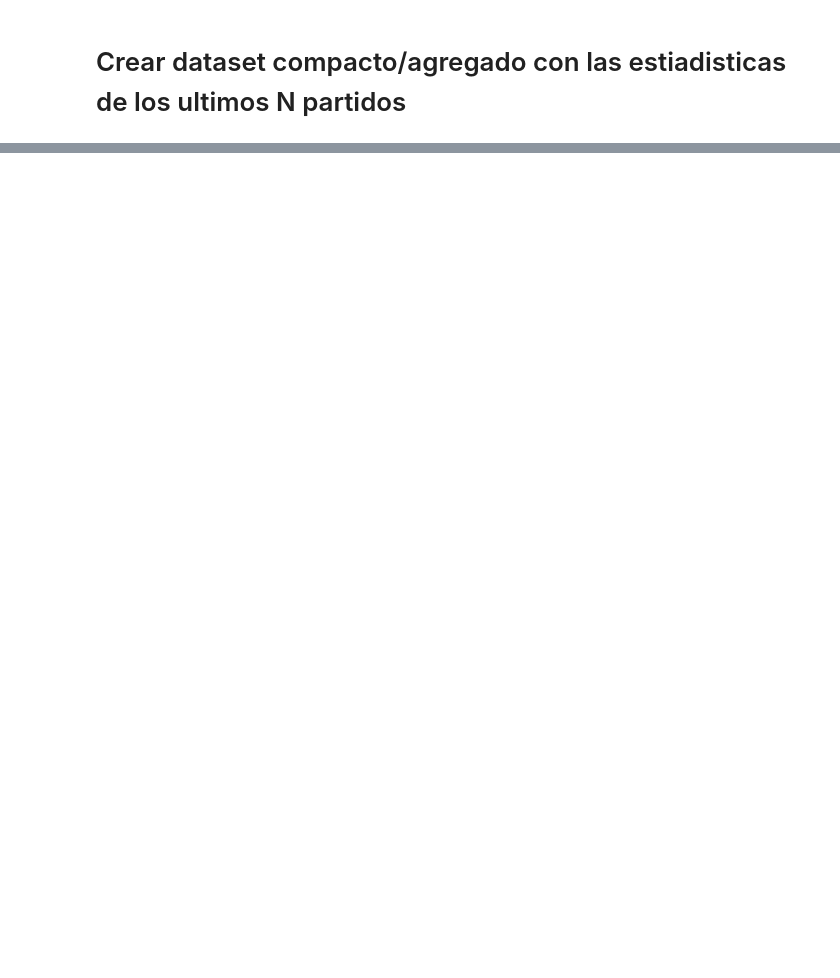
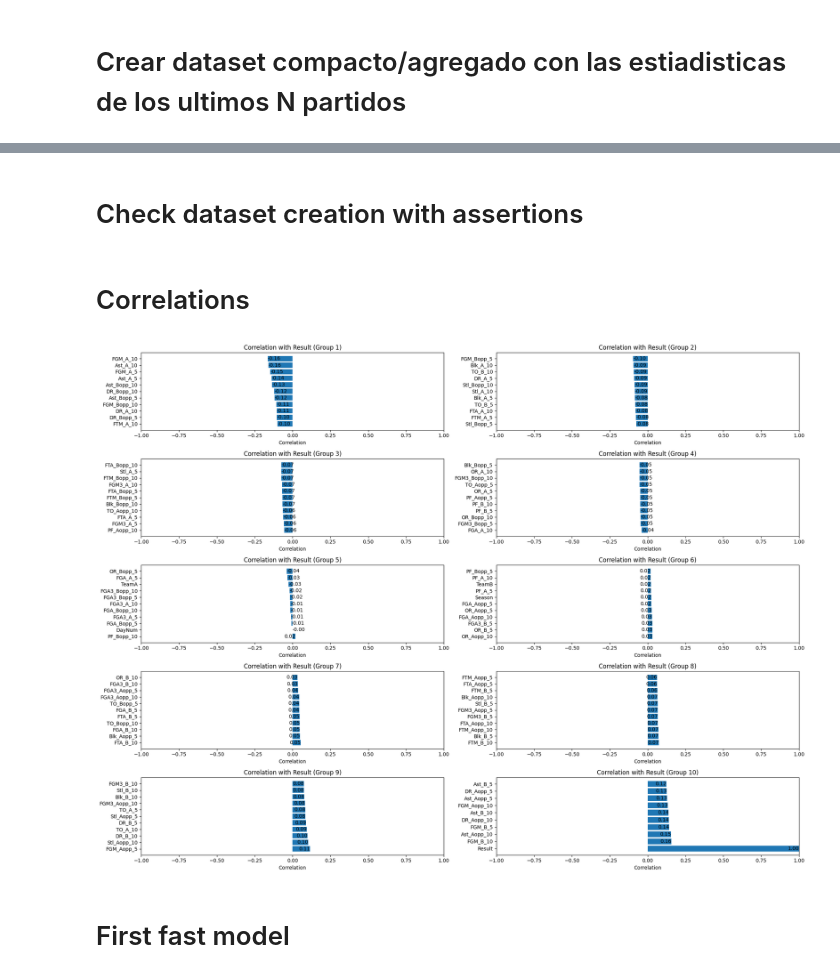
Before and after one commit to rauldaal/march-madness, a Jupyter notebook: explorer.ipynb, the cells around one changed output, grey strips where cells are left out. Cells and saved outputs as stored; diff of their text form; code cells hidden in the pictures; blank space fills up the shorter version.

```diff
--- a/explorer.ipynb
+++ b/explorer.ipynb
@@ -151,2 +173,56 @@ for idx, row in MRegularSeasonDetailedResults.iterrows():
 # %%
 agg_MRegularSeasonDetailedResults.to_csv("data/AggRegularSeasonFiltered.csv", index=False)
+# %% [markdown]
+# Check dataset creation with assertions
+# %% [markdown]
+# Correlations
+# %%
+import matplotlib.pyplot as plt
+import numpy as np
+import pandas as pd
+
+# Load the data
+agg_MRegularSeasonDetailedResults = pd.read_csv("data/AggRegularSeasonFiltered.csv")
+# Replace column Result to 0 or 1
+agg_MRegularSeasonDetailedResults['Result'] = agg_MRegularSeasonDetailedResults['Result'].apply(lambda x: 0 if x == 'A' else 1)
+
+corr_matrix = agg_MRegularSeasonDetailedResults.corr()
+
+# Assuming `corr_matrix` is your correlation matrix
+correlations = corr_matrix['Result']
+
+# Sort the correlations for better visualization
+sorted_correlations = correlations.sort_values()
+
+# Split the variables into groups of 10
+groups = np.array_split(sorted_correlations, len(sorted_correlations) // 10)
+
+# Create a grid of subplots with 5 rows and 2 columns
+fig, axes = plt.subplots(nrows=5, ncols=2, figsize=(20, 15))  # Adjust the size of the plots as needed
+
+for i, group in enumerate(groups):
+    # Reverse the order of the variables and their corresponding correlation values
+    reversed_group = group[::-1]
+
+    # Select the appropriate subplot
+    ax = axes[i // 2, i % 2]
+
+    # Create a bar plot in the selected subplot
+    bars = ax.barh(reversed_group.index, reversed_group.values)
+    ax.set_xlabel('Correlation')
+    ax.set_title(f'Correlation with Result (Group {i+1})')
+    ax.set_xlim(-1, 1)  # Set the limits of the x-axis
+
+    # Add the actual correlation value at the end of each bar
+    for bar in bars:
+        width = bar.get_width()
+        ax.text(width, bar.get_y() + bar.get_height() / 2, f'{width:.2f}',
+                 ha='left' if width < 0 else 'right', va='center')
+
+plt.tight_layout()
+plt.savefig('correlation_with_result.png')
+plt.show()
+# %% [output]
+[figure, added]
+# %% [markdown]
+# First fast model
```
Also changed, not shown: parts of 7 cells of this notebook, 2 other files.
